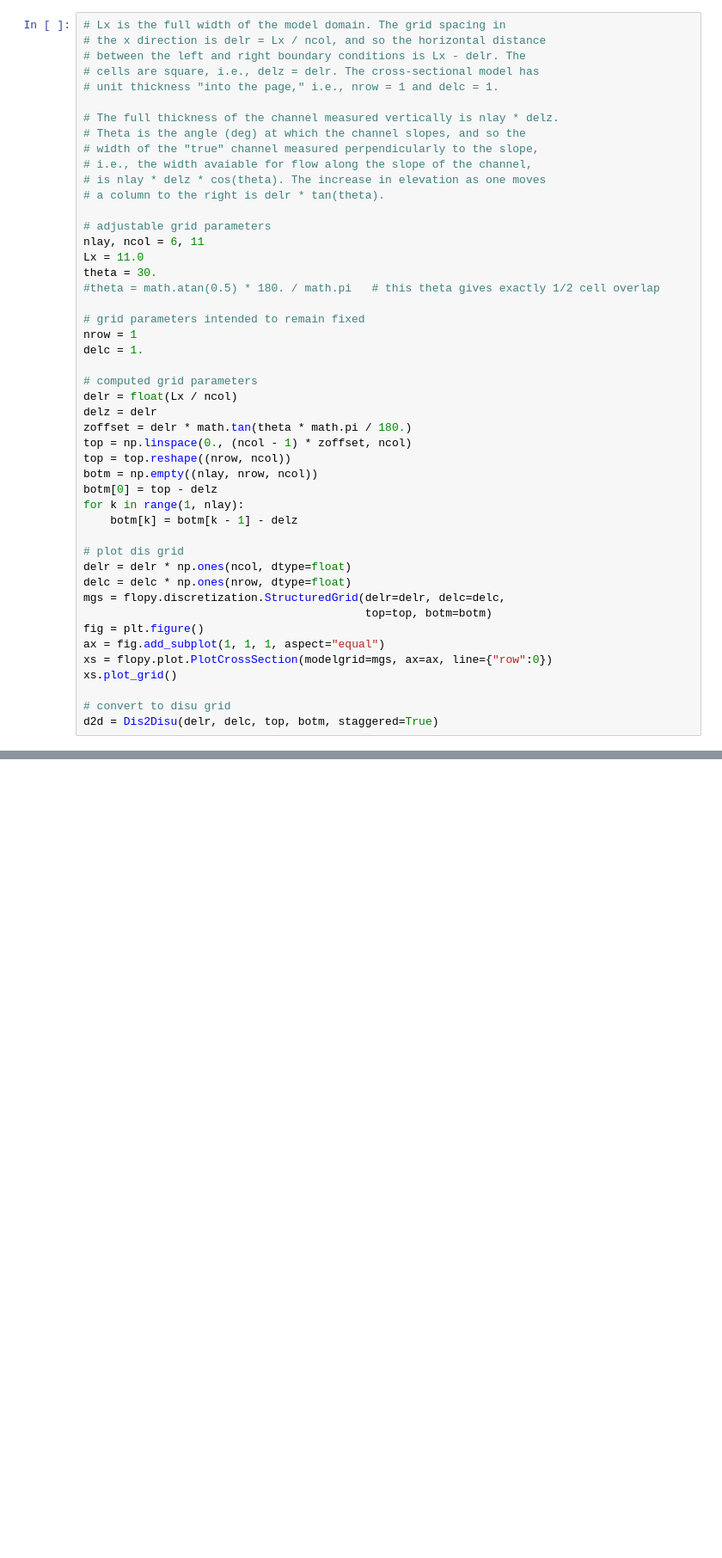
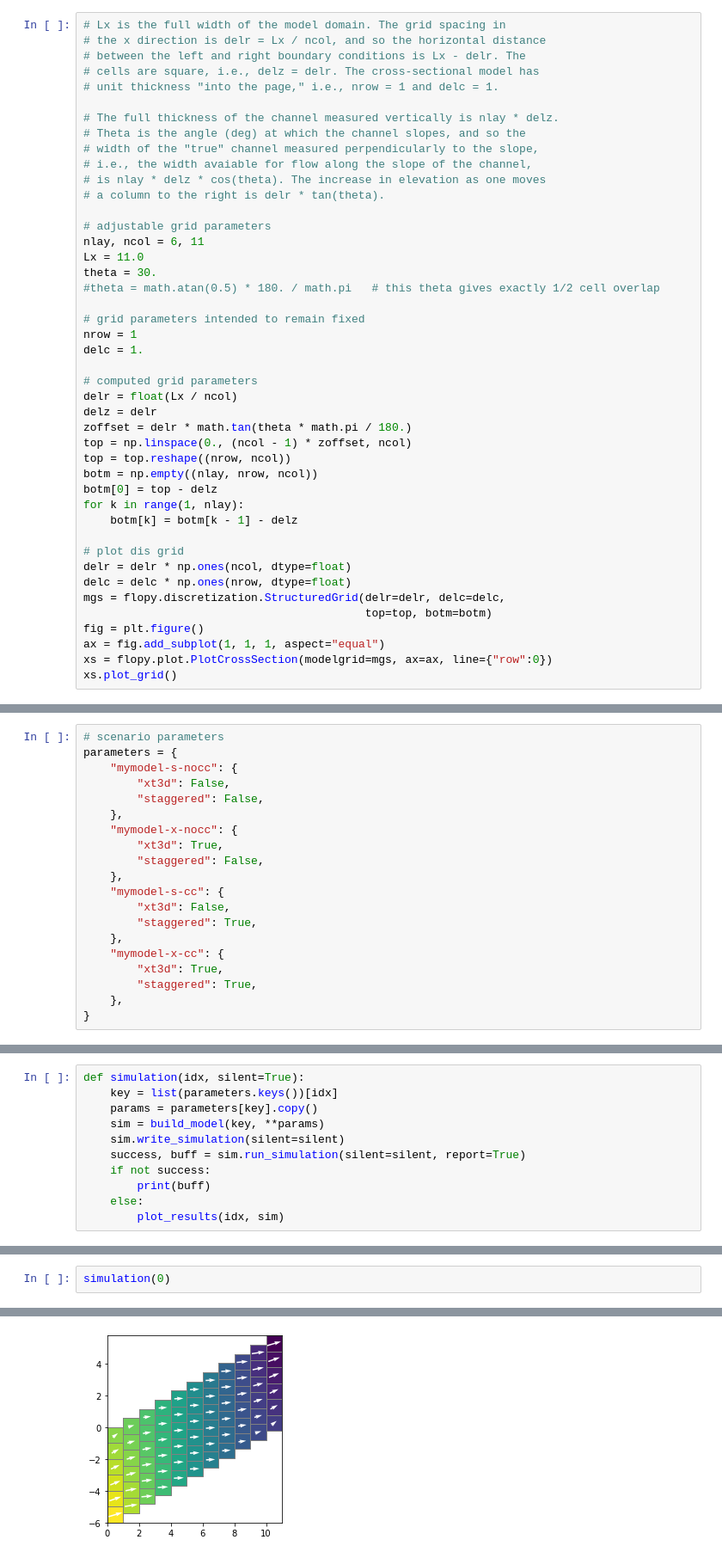
Before and after one commit to langevin-usgs/xt3d-vertically-staggered, a Jupyter notebook: python/disu_approach.ipynb, the cells around one changed output, grey strips where cells are left out. Shown: that part at 86% size. Cells and saved outputs as stored; diff of their text form; blank space fills up the shorter version.

```diff
--- a/python/disu_approach.ipynb
+++ b/python/disu_approach.ipynb
@@ -50,7 +52,4 @@ fig = plt.figure()
 ax = fig.add_subplot(1, 1, 1, aspect="equal")
 xs = flopy.plot.PlotCrossSection(modelgrid=mgs, ax=ax, line={"row":0})
 xs.plot_grid()
-
-# convert to disu grid
-d2d = Dis2Disu(delr, delc, top, botm, staggered=True)
 # %% [output]
@@ -57,4 +57,24 @@ d2d = Dis2Disu(delr, delc, top, botm, staggered=True)
 [figure]
+# %%
+# scenario parameters
+parameters = {
+    "mymodel-s-nocc": {
+        "xt3d": False,
+        "staggered": False,
+    },
+    "mymodel-x-nocc": {
+        "xt3d": True,
+        "staggered": False,
+    },
+    "mymodel-s-cc": {
+        "xt3d": False,
+        "staggered": True,
+    },
+    "mymodel-x-cc": {
+        "xt3d": True,
+        "staggered": True,
+    },
+}
 # %%
 def print_spdis_summary(qx, qy, qz):
     from tabulate import tabulate
@@ -113 +183,12 @@ def print_spdis_summary(qx, qy, qz):
+# %%
+def simulation(idx, silent=True):
+    key = list(parameters.keys())[idx]
+    params = parameters[key].copy()
+    sim = build_model(key, **params)
+    sim.write_simulation(silent=silent)
+    success, buff = sim.run_simulation(silent=silent, report=True)
+    if not success:
+        print(buff)
+    else:
+        plot_results(idx, sim)
 # %%
@@ -229,0 +262,3 @@ max          1.00000000677581  30.00000010647039
+# %%
+simulation(0)
+# %% [output]
@@ -229,0 +275 @@ max          1.00000000677581  30.00000010647039
+[figure, added]
```
Also changed, not shown: parts of 12 cells of this notebook, 6 other files.
